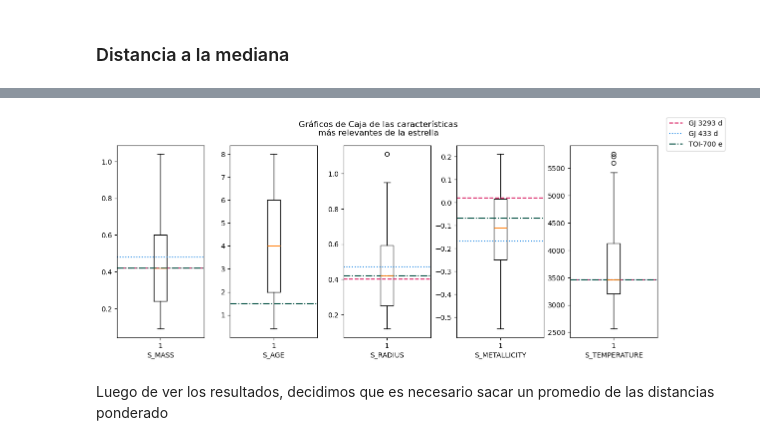
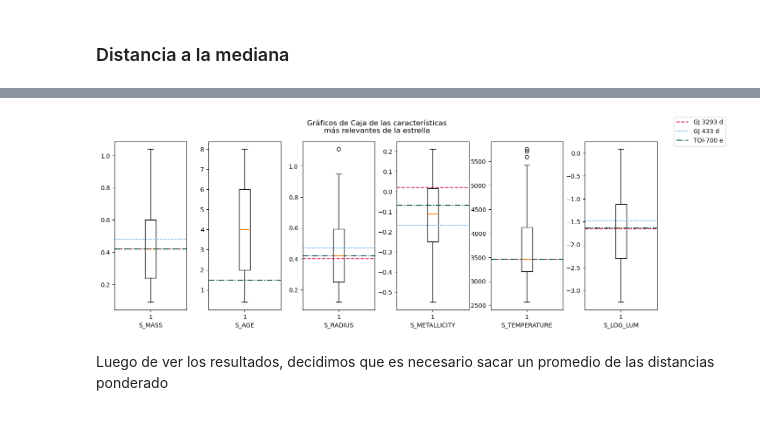
Before and after one commit to sphxisnot/Big-Data-2026, a Jupyter notebook: Hackaton_planetas_grupo_3.ipynb, the cells around one changed output, grey strips where cells are left out. Drawn from its saved outputs; the diff is of its cells as text; code cells hidden in the pictures.

```diff
--- a/Hackaton_planetas_grupo_3.ipynb
+++ b/Hackaton_planetas_grupo_3.ipynb
@@ -58,7 +58,7 @@ memory usage: 875.0 KB
 # %%
 cols=data.columns.to_list() # lista de los nombres de columnas
 cols=cols[2:10]+cols[11::] # sólo las columnas que tienen valores numéricos
-params=["S_MASS","S_AGE","S_RADIUS","S_METALLICITY","S_TEMPERATURE"]
+params=["S_MASS","S_AGE","S_RADIUS","S_METALLICITY","S_TEMPERATURE","S_LOG_LUM"]
 # %% [markdown]
 ## Análisis exploratorio
 # %% [markdown]
@@ -111,8 +114,9 @@ for item in cols:
     median.append(data_habitable[item].median()) # calculamos la mediana de los datos numéricos
 criteria=dict(zip(cols,median)) # se guardan en un diccionario con la llave el nombre de columna
 # %%
-fig, axs =plt.subplots(1,5,figsize=(14,5)) # gráfico medio feo de estadística de nuestros parámetros más importantes
-for item, i in zip(params,range(5)):
+fig, axs =plt.subplots(1,len(params),figsize=(16,5)) # gráfico medio feo de estadística de nuestros parámetros más importantes
+fig.suptitle("Estadística de los planetas habitables")
+for item, i in zip(params,range(len(params))):
     axs[i].boxplot(data_habitable[item].dropna()) # sin NaN o queda en blanco
     axs[i].set(xlabel=item)
 fig.subplots_adjust(wspace=0.3)
@@ -121,0 +126,8 @@ fig.subplots_adjust(wspace=0.3)
+# %%
+fig, axs =plt.subplots(1,len(params),figsize=(16,5)) # gráfico medio feo de estadística de nuestros parámetros más importantes
+fig.suptitle("Estadística (sin outliers)")
+for item, i in zip(params,range(len(params))):
+    axs[i].boxplot([data[item].dropna(),data_habitable[item].dropna()],sym="",tick_labels=["Muestra\ntotal","Habitables"],widths=0.45) # sin NaN o queda en blanco
+    axs[i].set(xlabel=item)
+fig.subplots_adjust(wspace=0.3)
+#fig.savefig("box.png", dpi=300) # descomentar para guardar la figura
@@ -122,6 +136,6 @@ fig.subplots_adjust(wspace=0.3)
 # %%
-near =np.ones(shape=(5,len(data_habitable))) # creamos un array para guardar las distancias a la mediana
-for item, i in zip(params,range(5)):
+near =np.ones(shape=(len(params),len(data_habitable))) # creamos un array para guardar las distancias a la mediana
+for item, i in zip(params,range(len(params))):
      near[i,:]= np.abs(data_habitable[item]-criteria[item])
 mean_dist=np.nanmean(near,axis=0) # promedio sin NaN, por objeto
 
@@ -140,19 +154,19 @@ selected
 # definimos un diccionario con estilos de gráfico para cada seleccionado, usando colores aptos para daltónicos
 estilo = dict(zip(selected["P_NAME"],[("#d81b60","dashed"),("#1e88e5","dotted"),("#004d40","dashdot")]))
 # %%
-fig2, axs2 =plt.subplots(1,5,figsize=(14,5)) # gráfico de estadística de nuestros parámetros más importantes
-for item, i in zip(params,range(5)): # iteramos en las características
+fig2, axs2 =plt.subplots(1,len(params),figsize=(16,5)) # gráfico de estadística de nuestros parámetros más importantes
+for item, i in zip(params,range(len(params))): # iteramos en las características
     axs2[i].boxplot(data_habitable[item].dropna()) # sin NaN o queda en blanco
     for key,v in zip(estilo.keys(),range(3)): # iteramos en cada planeta
         if item == "S_MASS": # esto es para no tener 15 labels
             axs2[i].axhline(selected[item].iloc[v], ls=estilo[key][1], label=selected["P_NAME"].iloc[v], color=estilo[key][0])
         else:
             axs2[i].axhline(selected[item].iloc[v], ls=estilo[key][1], color=estilo[key][0])
     axs2[i].set(xlabel=item)
 fig2.legend()
 fig2.subplots_adjust(wspace=0.3) # añadimos espaciado entre los subplots para que se vea mejor
 fig2.suptitle("Gráficos de Caja de las características\nmás relevantes de la estrella") # título
 plt.show()
 #fig.savefig("box.png", dpi=300) # descomentar para guardar la figura
 # %% [output]
-[figure, old version]
+[figure, new version]
```
Also changed, not shown: parts of 9 cells of this notebook.
